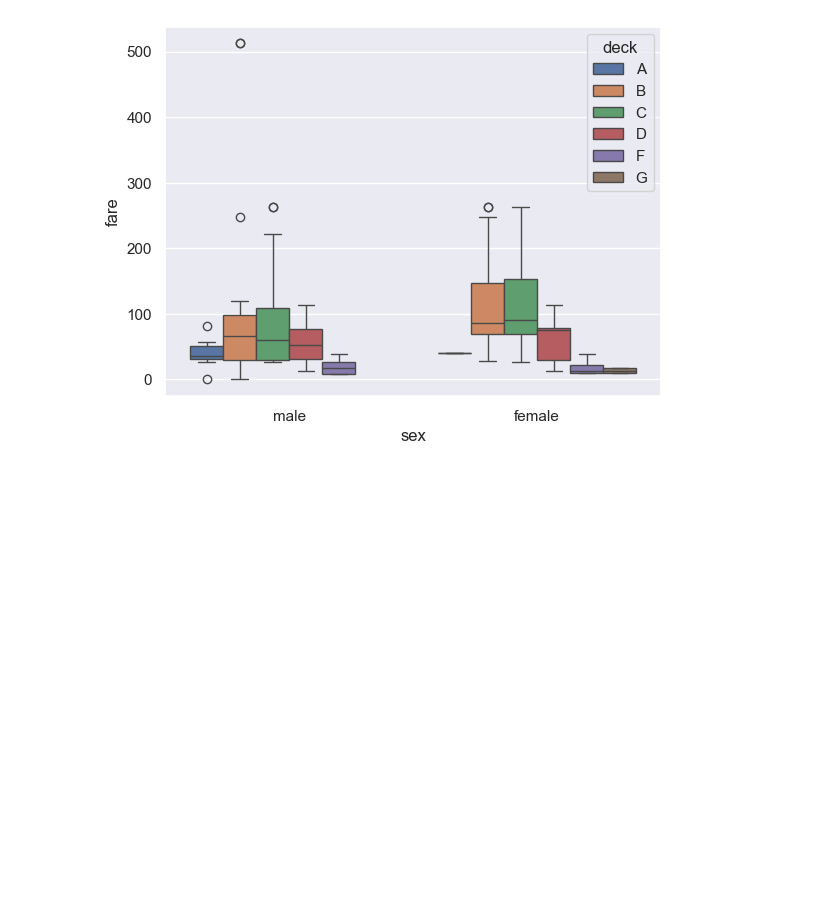
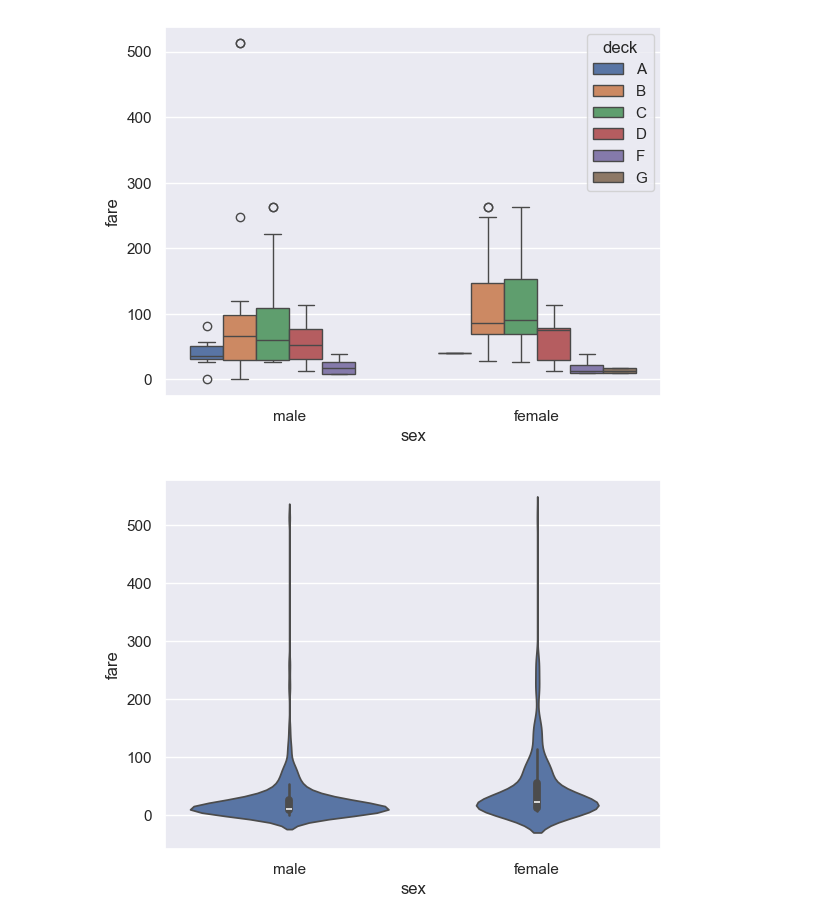
Before and after one commit to Renal-D/basic-python-library-for-data, a Jupyter notebook: Basic-Seaborn/seaborn-2.ipynb, the cells around one changed output. Cells and saved outputs as stored; diff of their text form; code cells hidden in the pictures; blank space fills up the shorter version.

```diff
--- a/Basic-Seaborn/seaborn-2.ipynb
+++ b/Basic-Seaborn/seaborn-2.ipynb
@@ -60,3 +60,7 @@ sns.boxplot(x='sex', y='fare', data=dataku);
 sns.boxplot(x='sex', y='fare',hue='deck', hue_order=['A','B','C','D','F','G'],data=dataku);
 # %% [output]
 [figure]
+# %%
+sns.violinplot(x='sex', y='fare', data=dataku);
+# %% [output]
+[figure, added]
```
Also changed, not shown: parts of 5 cells of this notebook, 1 other file.
